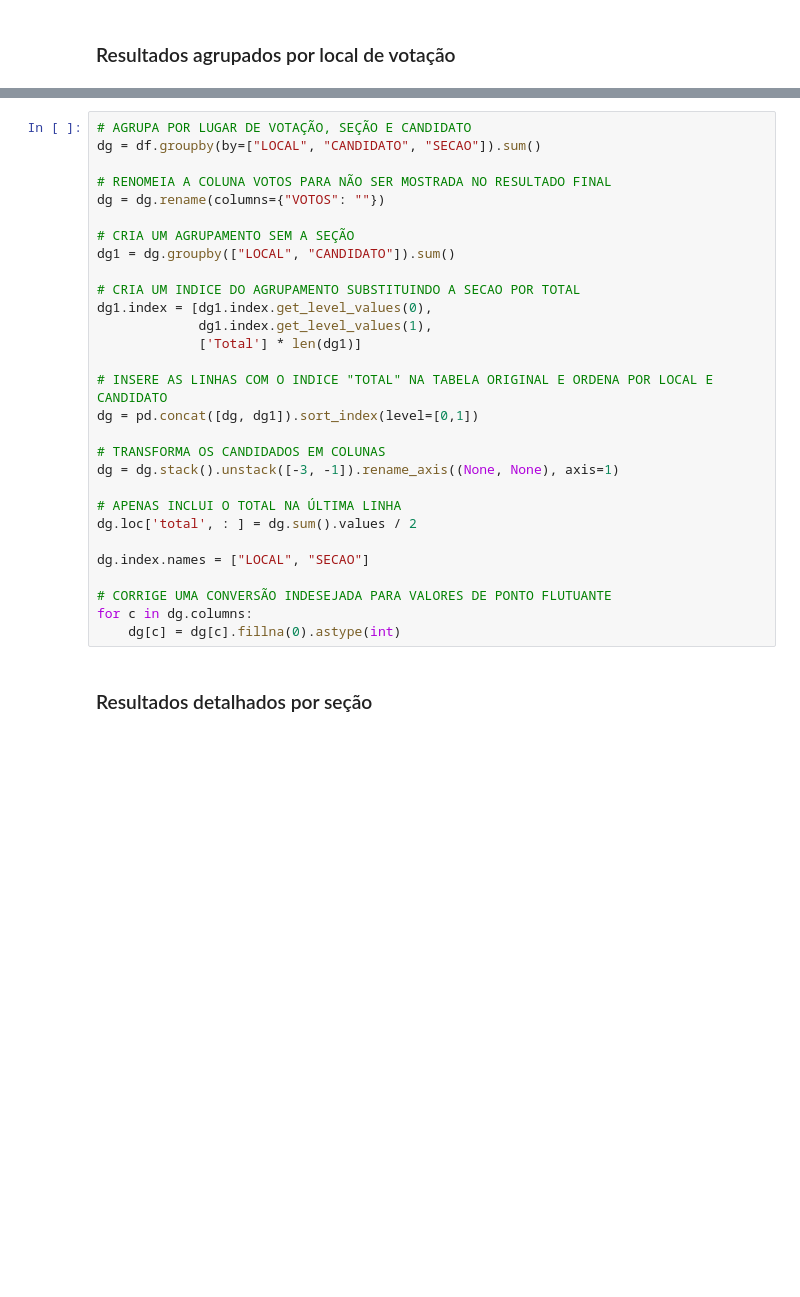
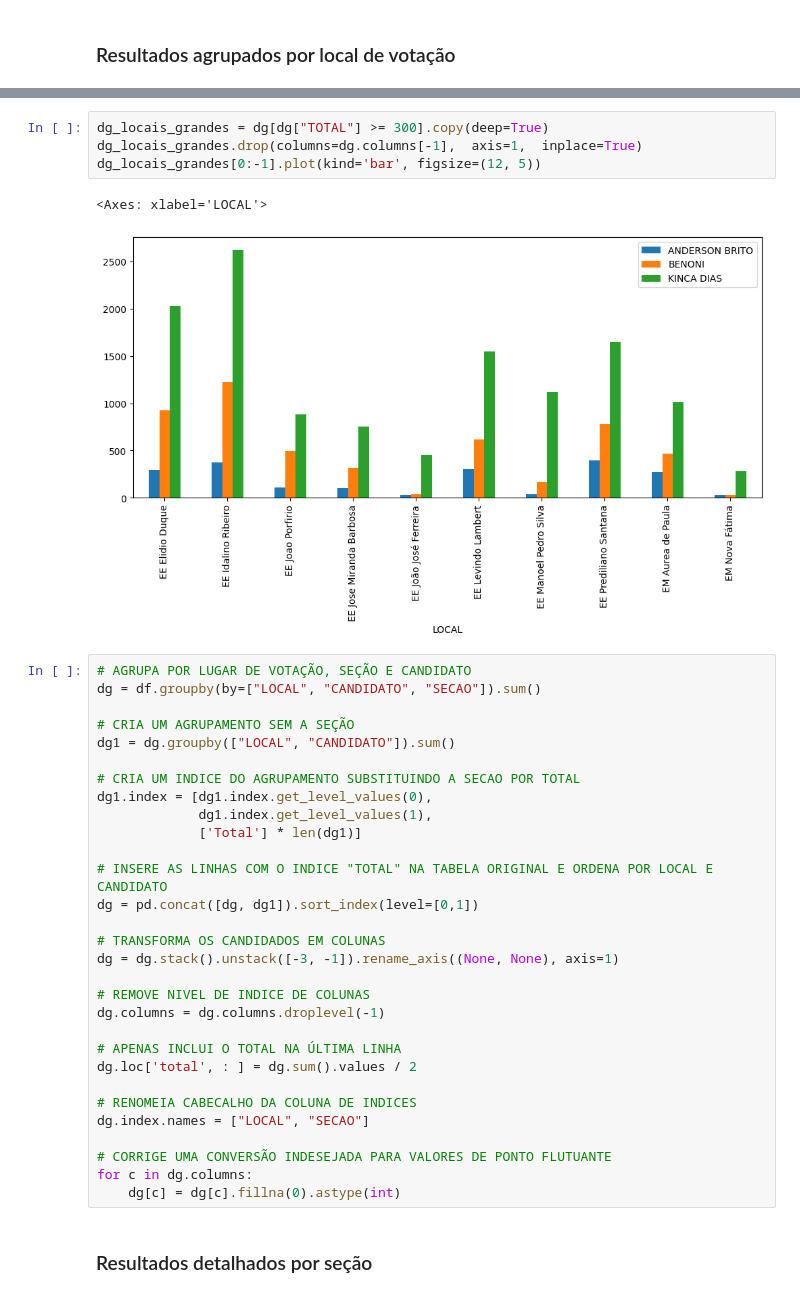
Before and after one commit to nfmmendes/eleicoes-salinas-2024, a Jupyter notebook: Resultado eleições municipais - Salinas(MG) 2024.ipynb, the cells around one changed output, grey strips where cells are left out. Saved outputs shown, nothing was run; the diff lists cells and outputs as text; blank space fills up the shorter version.

```diff
--- a/Resultado eleições municipais - Salinas(MG) 2024.ipynb
+++ b/Resultado eleições municipais - Salinas(MG) 2024.ipynb
@@ -60,9 +66,13 @@ display(dg)
+# %%
+dg_locais_grandes = dg[dg["TOTAL"] >= 300].copy(deep=True)
+dg_locais_grandes.drop(columns=dg.columns[-1],  axis=1,  inplace=True)
+dg_locais_grandes[0:-1].plot(kind='bar', figsize=(12, 5))
+# %% [output]
+<Axes: xlabel='LOCAL'>
+[figure, added]
 # %%
 # AGRUPA POR LUGAR DE VOTAÇÃO, SEÇÃO E CANDIDATO
 dg = df.groupby(by=["LOCAL", "CANDIDATO", "SECAO"]).sum()
-
-# RENOMEIA A COLUNA VOTOS PARA NÃO SER MOSTRADA NO RESULTADO FINAL
-dg = dg.rename(columns={"VOTOS": ""})
 
 # CRIA UM AGRUPAMENTO SEM A SEÇÃO
 dg1 = dg.groupby(["LOCAL", "CANDIDATO"]).sum()
@@ -78,9 +88,13 @@ dg = pd.concat([dg, dg1]).sort_index(level=[0,1])
 # TRANSFORMA OS CANDIDADOS EM COLUNAS
 dg = dg.stack().unstack([-3, -1]).rename_axis((None, None), axis=1)
 
+# REMOVE NIVEL DE INDICE DE COLUNAS
+dg.columns = dg.columns.droplevel(-1)
+
 # APENAS INCLUI O TOTAL NA ÚLTIMA LINHA
 dg.loc['total', : ] = dg.sum().values / 2
 
+# RENOMEIA CABECALHO DA COLUNA DE INDICES
 dg.index.names = ["LOCAL", "SECAO"]
 
 # CORRIGE UMA CONVERSÃO INDESEJADA PARA VALORES DE PONTO FLUTUANTE
```
Also changed, not shown: parts of 4 cells of this notebook.
